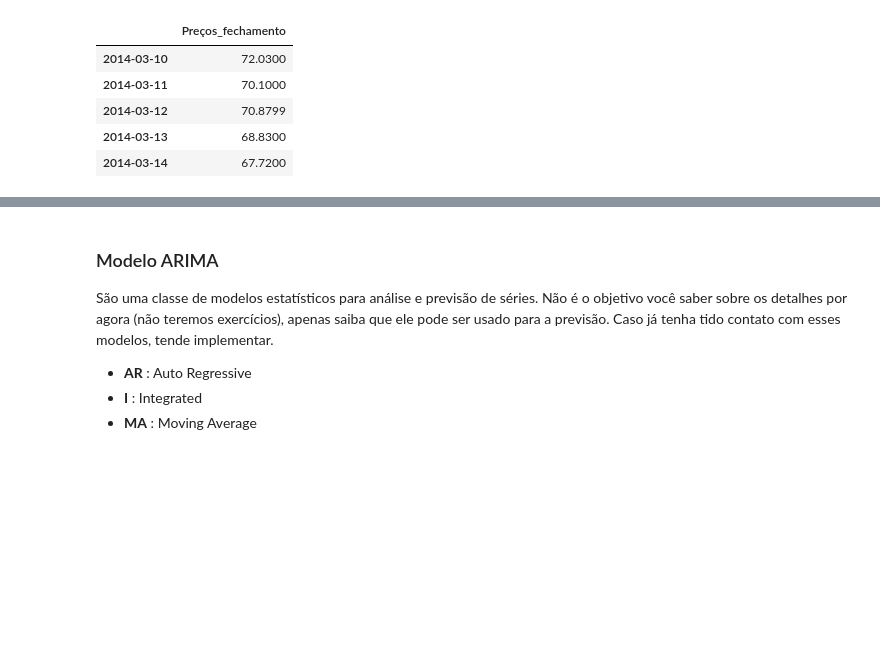
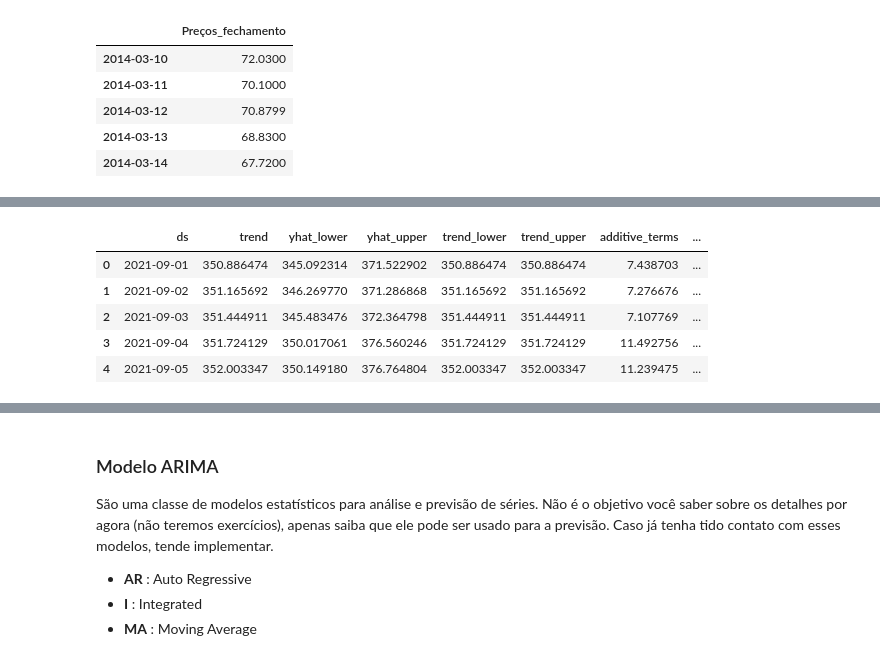
Before and after one commit to anoca-cs/FEA.DEV, a Jupyter notebook: FinQuant/Case/FinQuant Case.ipynb, the cells around one changed output, grey strips where cells are left out. Drawn from its saved outputs; the diff is of its cells as text; code cells hidden in the pictures; blank space fills up the shorter version.

```diff
--- a/FinQuant/Case/FinQuant Case.ipynb
+++ b/FinQuant/Case/FinQuant Case.ipynb
@@ -1599,0 +1649,13 @@ fb_precos.head()
+# %%
+# Previsão
+
+previsao = modelo.predict(data_futura)
+
+previsao.head()
+# %% [output]
+|  | ds | trend | yhat_lower | yhat_upper | trend_lower | trend_upper | additive_terms | ... |
+| 0 | 2021-09-01 | 350.886474 | 345.092314 | 371.522902 | 350.886474 | 350.886474 | 7.438703 | ... |
+| 1 | 2021-09-02 | 351.165692 | 346.269770 | 371.286868 | 351.165692 | 351.165692 | 7.276676 | ... |
+| 2 | 2021-09-03 | 351.444911 | 345.483476 | 372.364798 | 351.444911 | 351.444911 | 7.107769 | ... |
+| 3 | 2021-09-04 | 351.724129 | 350.017061 | 376.560246 | 351.724129 | 351.724129 | 11.492756 | ... |
+| 4 | 2021-09-05 | 352.003347 | 350.149180 | 376.764804 | 352.003347 | 352.003347 | 11.239475 | ... |
```
Also changed, not shown: parts of 17 cells of this notebook.
